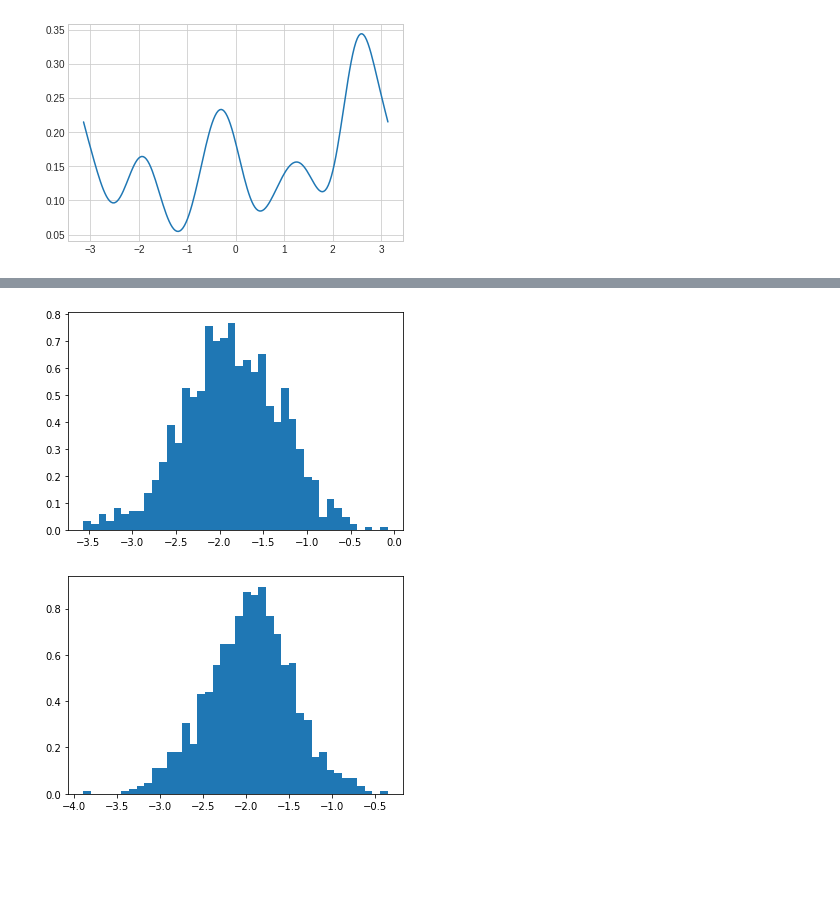
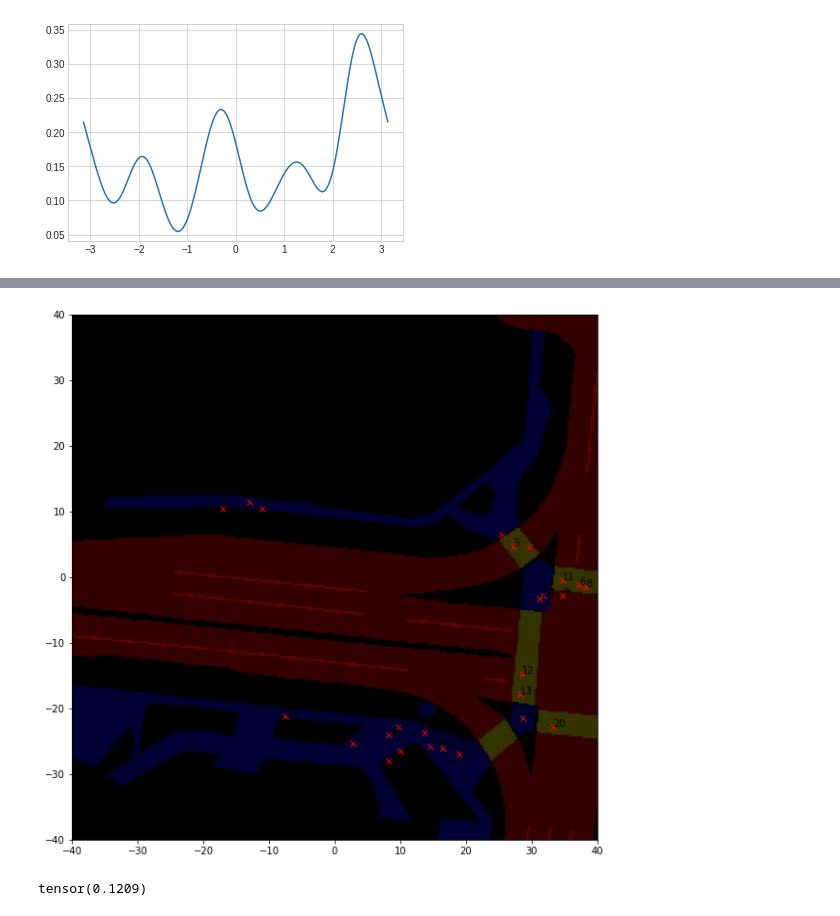
Before and after one commit to Abracadabra0/ATISS-Traffic, a Jupyter notebook: visualize.ipynb, the cells around one changed output, grey strips where cells are left out. Drawn from its saved outputs; the diff is of its cells as text; code cells hidden in the pictures; blank space fills up the shorter version.

```diff
--- a/visualize.ipynb
+++ b/visualize.ipynb
@@ -208,11 +115,0 @@ for _ in range(400):
-# %%
-plt.hist(x.flatten().numpy(), bins=40, density=True)
-plt.show()
-# %% [output]
-[figure, removed]
-# %%
-x = target.sample(torch.tensor([1000])).flatten().numpy()
-plt.hist(x, bins=40, density=True)
-plt.show()
-# %% [output]
-[figure, removed]
@@ -218,0 +126,48 @@ plt.show()
+# %%
+device = torch.device('cpu')
+np.random.seed(7)
+torch.manual_seed(7)
+B = 1
+dataset = NuScenesDataset("/media/yifanlin/My Passport/data/nuSceneProcessed/train")
+dataloader = DataLoader(dataset, batch_size=B, shuffle=True, num_workers=8, collate_fn=collate_fn)
+preprocessor = DiffusionModelPreprocessor(device).test()
+model = DiffusionBasedModel(time_steps=1000)
+model = model.to(device)
+
+batch = next(iter(dataloader))
+batch = preprocessor(batch)
+# %%
+axes_limit = 40
+t = 300
+
+maps = batch['map']
+walkable_area = (maps[:, 1] + maps[:, 2]).clamp(max=1)
+pts = batch['pedestrian']['location']
+pts, noise = model.perturb(pts, t, walkable_area)
+pts = pts * axes_limit
+length = batch['pedestrian']['length'].item()
+fig, ax = plt.subplots(figsize=(10, 10))
+drivable_area = batch['map'][0, 0]
+ped_crossing = batch['map'][0, 1]
+walkway = batch['map'][0, 2]
+lane_divider = batch['map'][0, 5]
+map_layers = np.stack([
+    drivable_area + lane_divider,
+    ped_crossing,
+    walkway
+], axis=-1) * 0.2
+ax.imshow(map_layers, extent=[-axes_limit, axes_limit, -axes_limit, axes_limit])
+for i in range(length):
+    loc = pts[0, i].numpy()
+    ax.plot(loc[0], loc[1], 'x', color='red')
+    ax.annotate(str(i), loc)
+
+ax.set_xlim([-axes_limit, axes_limit])
+ax.set_ylim([-axes_limit, axes_limit])
+plt.show()
+# %% [output]
+[figure, added]
+# %%
+noise.norm(dim=-1).mean()
+# %% [output]
+tensor(0.1209)
```
Also changed, not shown: parts of 11 cells of this notebook, 5 other files.
